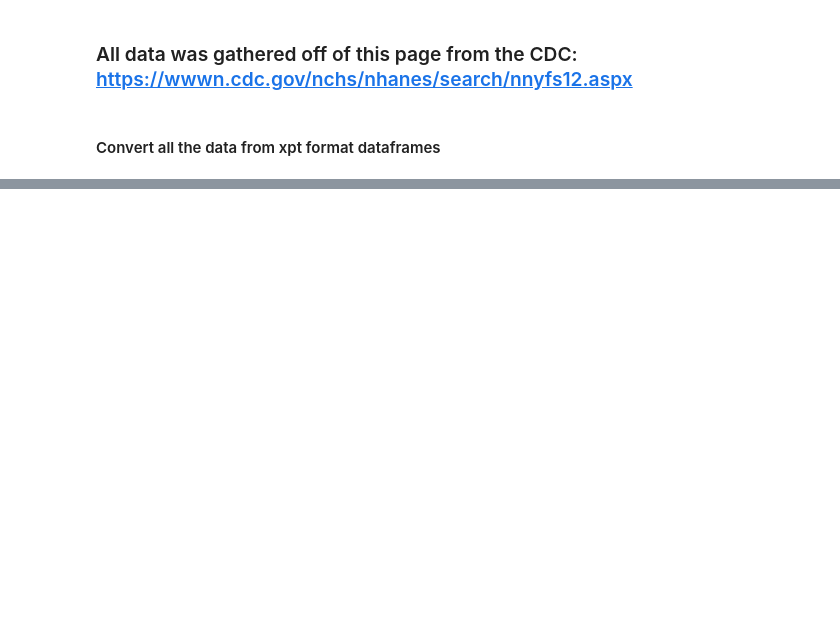
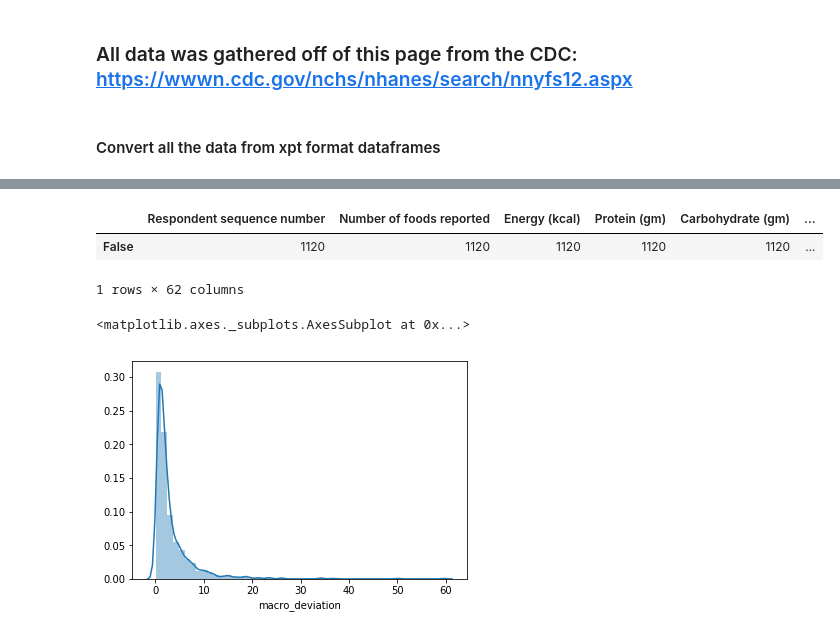
Before and after one commit to lanceflotofb/child_health_analytics, a Jupyter notebook: child_health_analytics.ipynb, the cells around one changed output, grey strips where cells are left out. Drawn from its saved outputs; the diff is of its cells as text; code cells hidden in the pictures; blank space fills up the shorter version.

```diff
--- a/child_health_analytics.ipynb
+++ b/child_health_analytics.ipynb
@@ -297,0 +534,2 @@ df.columns = [
+# %%
+df['target carbs'] = df['target_calories'] * .6 / 4
@@ -297,0 +575,34 @@ df.columns = [
+# %%
+df.isna().apply(pd.Series.value_counts, axis=0)
+# %% [output]
+|  | Respondent sequence number | Number of foods reported | Energy (kcal) | Protein (gm) | Carbohydrate (gm) | ... |
+| False | 1120 | 1120 | 1120 | 1120 | 1120 | ... |
+1 rows × 62 columns
+# %%
+def calc_percent_deviation(target, actual):
+    if target > actual:
+        diff = target - actual
+    else:
+        diff = actual - target
+    return (diff / target) ** 2
+# %%
+def calc_macro_dietary_deviation(row):
+    total = 0
+    target_actual_pairs = [
+        (row['target protein'], row['Protein (gm)']),
+        (row['target_calories'], row['Energy (kcal)'])
+    ]
+    for val in ['Carbohydrate (gm)', 'Dietary fiber (gm)', 'Total fat (gm)']:
+        target_actual_pairs.append(
+            (recommended_daily_values[val] * (row['target_calories'] / 2000), row[val])
+        )
+    for target, actual in target_actual_pairs:
+        total += calc_percent_deviation(target, actual)
+    return total
+# %%
+df['macro_deviation'] = df.apply(calc_macro_dietary_deviation, axis=1)
+# %%
+sns.distplot(df.macro_deviation)
+# %% [output]
+<matplotlib.axes._subplots.AxesSubplot at 0x...>
+[figure, added]
```
Also changed, not shown: parts of 242 cells of this notebook.
